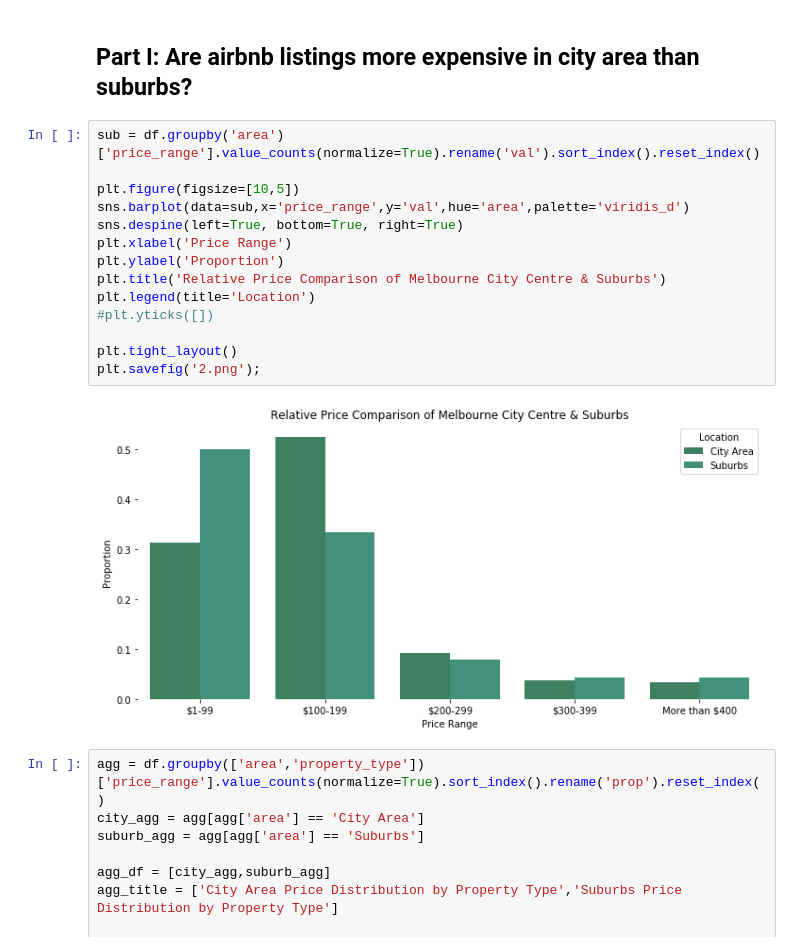
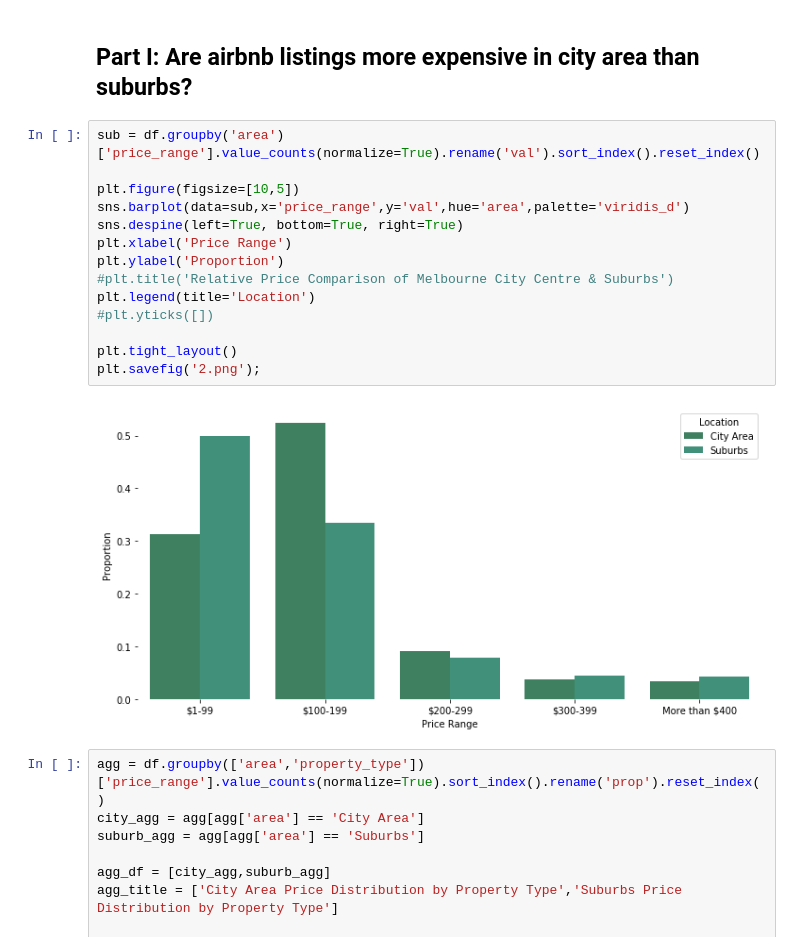
Before and after one commit to devmx00/melbourne-airbnb, a Jupyter notebook: v2/melbourne_airbnb_v2.ipynb, the cells around one changed output. Cells and saved outputs as stored; diff of their text form.

```diff
--- a/v2/melbourne_airbnb_v2.ipynb
+++ b/v2/melbourne_airbnb_v2.ipynb
@@ -107,19 +107,19 @@ plt.savefig('1.png')
 # %%
 sub = df.groupby('area')['price_range'].value_counts(normalize=True).rename('val').sort_index().reset_index()
 
 plt.figure(figsize=[10,5])
 sns.barplot(data=sub,x='price_range',y='val',hue='area',palette='viridis_d')
 sns.despine(left=True, bottom=True, right=True)
 plt.xlabel('Price Range')
 plt.ylabel('Proportion')
-plt.title('Relative Price Comparison of Melbourne City Centre & Suburbs')
+#plt.title('Relative Price Comparison of Melbourne City Centre & Suburbs')
 plt.legend(title='Location')
 #plt.yticks([])
 
 plt.tight_layout()
 plt.savefig('2.png');
 # %% [output]
-[figure, old version]
+[figure, new version]
 # %%
 agg = df.groupby(['area','property_type'])['price_range'].value_counts(normalize=True).sort_index().rename('prop').reset_index()
 city_agg = agg[agg['area'] == 'City Area']
```
Also changed, not shown: parts of 12 cells of this notebook.
